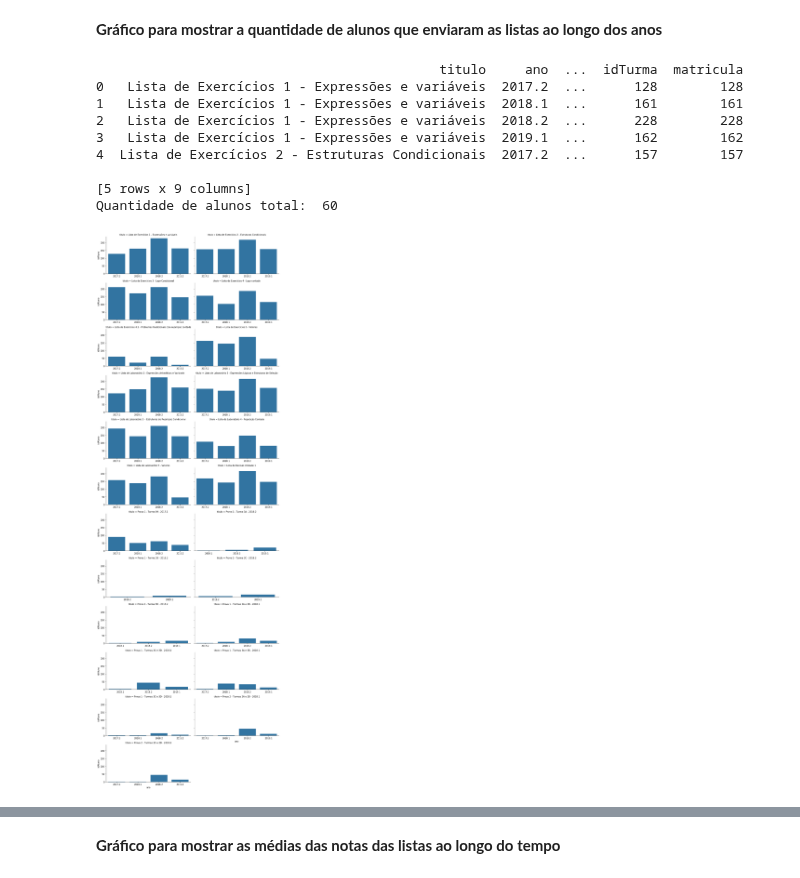
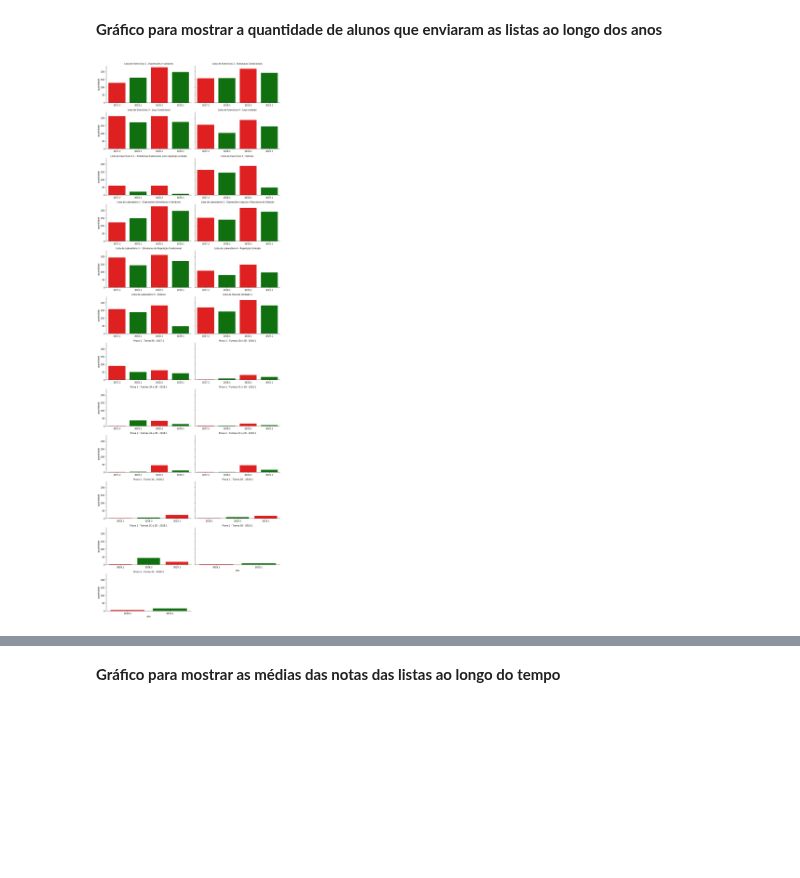
Before and after one commit to repitta/CienciaDeDadosEducacionais, a Jupyter notebook: Análise_LopUsuarioNota.ipynb, the cells around one changed output, grey strips where cells are left out. Drawn from its saved outputs; the diff is of its cells as text; code cells hidden in the pictures; blank space fills up the shorter version.

```diff
--- a/Análise_LopUsuarioNota.ipynb
+++ b/Análise_LopUsuarioNota.ipynb
@@ -99,22 +132,34 @@ a
 # %% [markdown]
 **Gráfico para mostrar a quantidade de alunos que enviaram as listas ao longo dos anos**
-# %%
-quanLista = lopNotas.groupby(['titulo','ano']).count()
-quanLista = quanLista.reset_index()
-print(quanLista.head())
-
-# Creating graphics with Seaborn
-gQuandLista = sns.FacetGrid(quanLista, col = "titulo", col_wrap=2, height=3, aspect=2, sharex=False)
-gQuandLista.map(sns.barplot,"ano", "idAluno")
-plt.show()
-# %% [output]
-                                            titulo     ano  ...  idTurma  matricula
-0   Lista de Exercícios 1 - Expressões e variáveis  2017.2  ...      128        128
-1   Lista de Exercícios 1 - Expressões e variáveis  2018.1  ...      161        161
-2   Lista de Exercícios 1 - Expressões e variáveis  2018.2  ...      228        228
-3   Lista de Exercícios 1 - Expressões e variáveis  2019.1  ...      162        162
-4  Lista de Exercícios 2 - Estruturas Condicionais  2017.2  ...      157        157
-
-[5 rows x 9 columns]
-Quantidade de alunos total:  60
-[figure, removed]
+# %%
+#Contar quantos alunos submeteram cada lista ao longo do tempo
+quanLista = lopNotas.groupby(['titulo','ano']).count()
+quanLista = quanLista.reset_index()
+#print(quanLista.head())
+
+#contar quantos alunos estão cadastrados ao longo do tempo
+c = lopNotas.groupby('ano')["idAluno"].unique()
+c = c.reset_index()
+alunoAno ={}
+dtAlunoAno = pd.DataFrame()
+for i in c["ano"].unique():
+  q = c.loc[c["ano"] == i ,"idAluno"]
+  alunoAno[i] = len(q.iloc[0])
+dtAlunoAno["ano"] = alunoAno.keys()
+dtAlunoAno["totalAlunos"] = alunoAno.values()
+#dtAlunoAno
+
+quanListAluno = pd.merge(dtAlunoAno,quanLista,on=['ano'], how="outer")
+quanListAluno = quanListAluno.reset_index()
+
+# Creating graphics with Seaborn
+gQuandLista = sns.FacetGrid(quanListAluno, col = "titulo", col_wrap =2, height=3, aspect=2, sharex=False)
+bp=gQuandLista.map(sns.barplot,"ano","idAluno" ,palette=sns.color_palette(['red','green']))
+
+bp.add_legend()
+bp.set_titles("{col_name}")
+bp.set_ylabels("quantidade")
+bp.set_xlabels("ano")
+plt.show()
+# %% [output]
+[figure, added]
```
Also changed, not shown: parts of 20 cells of this notebook.
